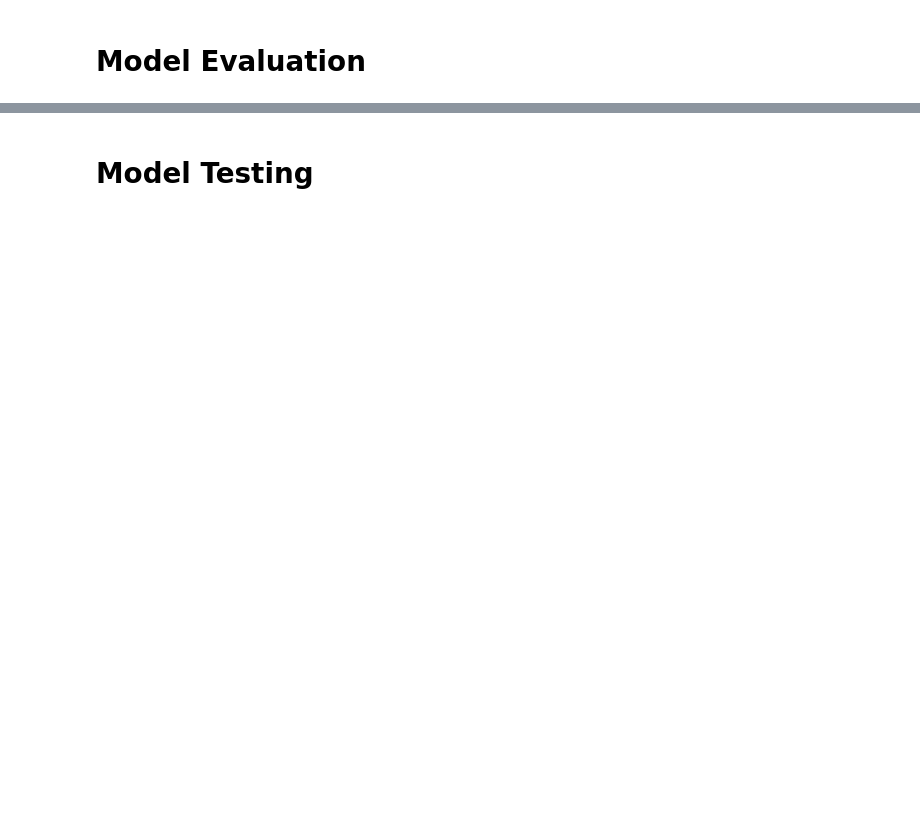
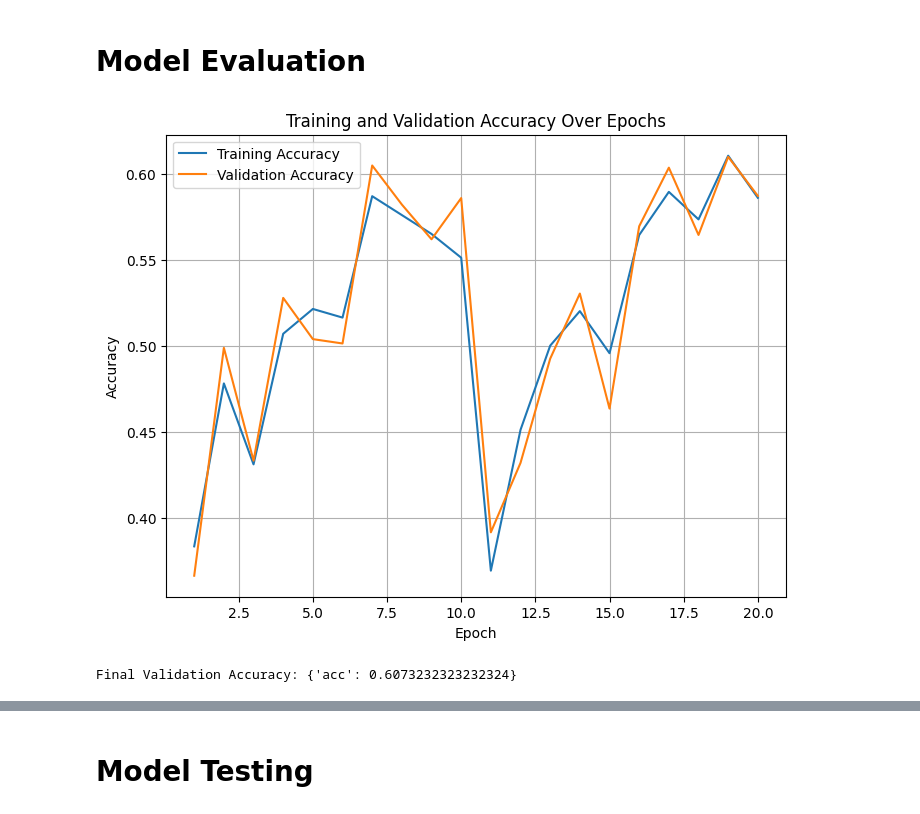
Before and after one commit to MikhaelaD/CPE178p_group3Proj, a Jupyter notebook: Project/resnet_training_re.ipynb, the cells around one changed output, grey strips where cells are left out. Saved outputs shown, nothing was run; the diff lists cells and outputs as text; code cells hidden in the pictures; blank space fills up the shorter version.

Commit message:
Follow-up commit (re-training)

```diff
--- a/Project/resnet_training_re.ipynb
+++ b/Project/resnet_training_re.ipynb
@@ -466,18 +467,44 @@ train_loss_list = [
+# %%
+train_acc_list = [
+	0.3832391713747646, 0.4780288763339611, 0.4309478970495920, 0.5069052102950408, 0.5213433772755807,
+	0.5163214061519146, 0.5869428750784683, 0.5759573132454489, 0.5649717514124294, 0.5511613308223478,
+	0.3691148775894539, 0.4510357815442561, 0.5000000000000000, 0.5200878844946641, 0.4956057752667922,
+	0.5643440050219711, 0.5894538606403014, 0.5734463276836158, 0.6104833647206529, 0.5860012554927809
+]
+
+val_acc_list = [
+	0.3661616161616162, 0.4987373737373738, 0.4330808080808081, 0.5277777777777778, 0.5037878787878788,
+	0.5012626262626263, 0.6047979797979798, 0.5820707070707071, 0.5618686868686869, 0.5858585858585859,
+	0.3914141414141414, 0.4318181818181818, 0.4924242424242424, 0.5303030303030303, 0.4633838383838384,
+	0.5694444444444444, 0.6035353535353535, 0.5643939393939394, 0.6098484848484849, 0.5871212121212122
+]
+
+
+train_loss_list = [
+	1.1450467109680176, 1.1348106861114502, 1.26546049118042, 1.1382888555526733, 1.1728883981704712,
+	0.9143199920654297, 1.2056365013122559, 0.9018110632896423, 0.8517189025878906, 0.8509829044342041,
+	1.1755149364471436, 1.027144193649292, 1.1437655687332153, 1.2298365831375122, 1.295421838760376,
+	1.0230056047439575, 1.2616583108901978, 0.8147342205047607,  0.9745254516601562, 0.9121901988983154
+]
 # %%
-epochs = list(range(1, epoch_size + 1))
+epochs = list(range(1, 20 + 1))
 plt.figure(figsize=(8, 6))
 plt.plot(epochs, train_acc_list, label='Training Accuracy')
 plt.plot(epochs, val_acc_list, label='Validation Accuracy')
 plt.xlabel('Epoch')
 plt.ylabel('Accuracy')
 plt.title('Training and Validation Accuracy Over Epochs')
 plt.legend()
 plt.grid(True)
 plt.show()
-
-# Final evaluation on the validation set after training is completed
-final_metrics = model.eval(dataset_test)
-print("Final Validation Accuracy:", final_metrics)
+# %% [output]
+[figure, added]
+# %%
+# Final evaluation on the validation set after training is completed
+final_metrics = model.eval(dataset_val)
+print("Final Validation Accuracy:", final_metrics)
+# %% [output]
+Final Validation Accuracy: {'acc': 0.6073232323232324}
 # %%
 plt.figure(figsize=(8, 6))
 plt.plot(epochs, train_loss_list, label='Train Loss')
```
Also changed, not shown: parts of 4 cells of this notebook, 7 other files.
